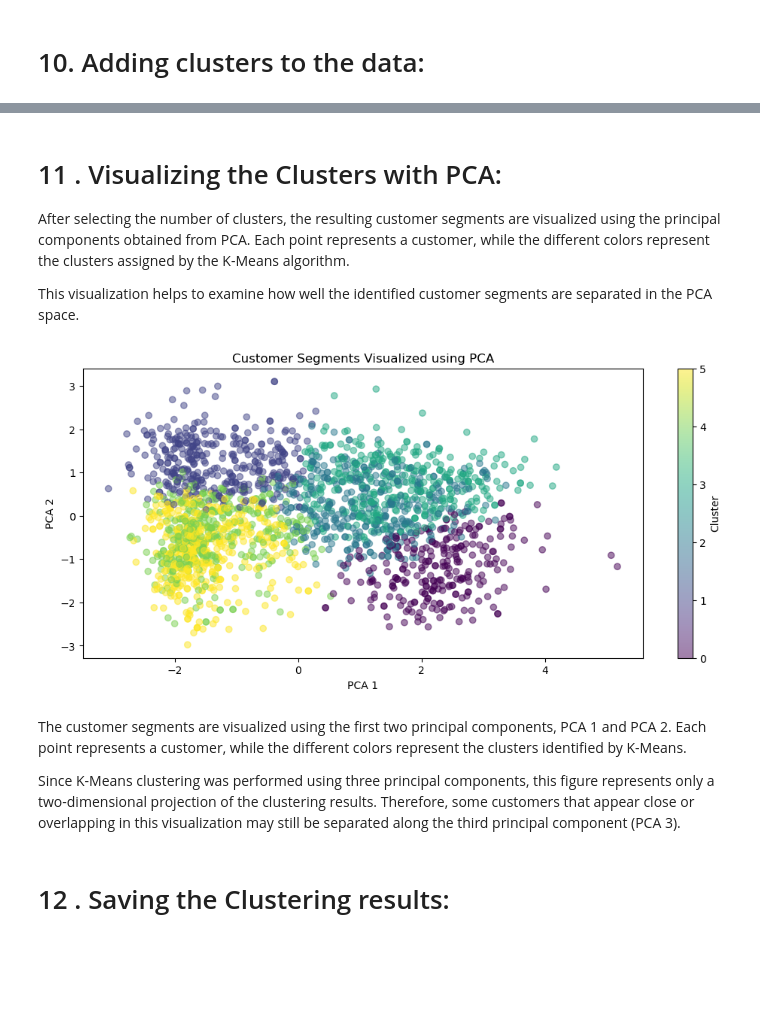
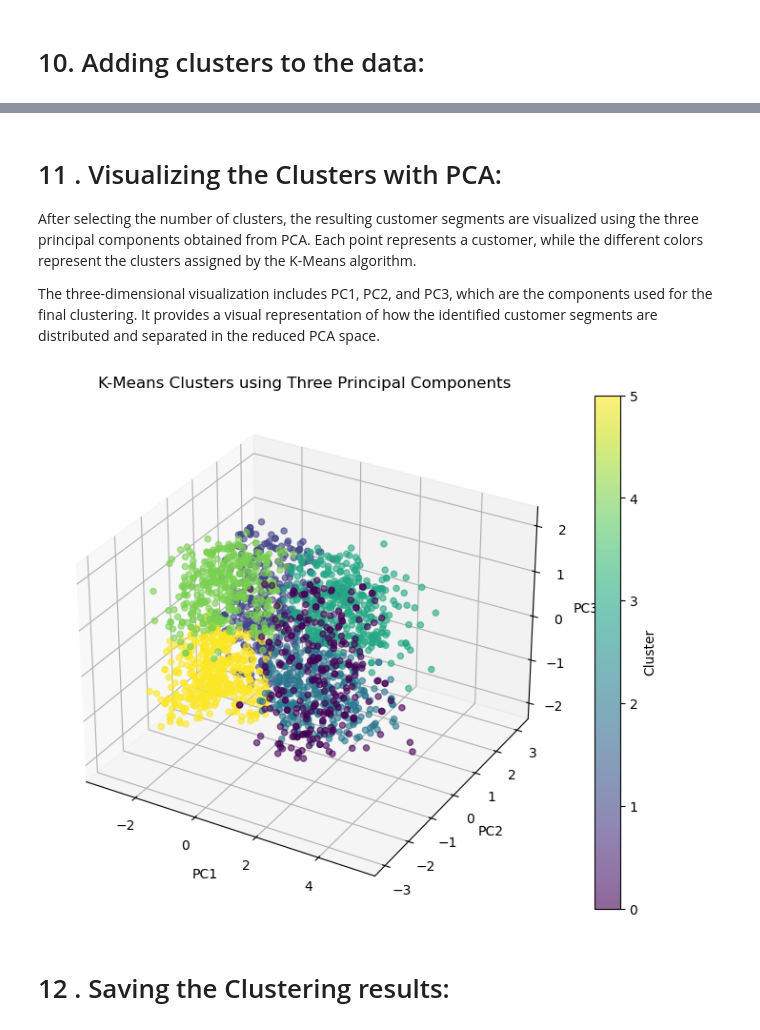
Before and after one commit to MejriFarah/customer-segmentation-project, a Jupyter notebook: scripts/pca_clustering.ipynb, the cells around one changed output, grey strips where cells are left out. Saved outputs shown, nothing was run; the diff lists cells and outputs as text; code cells hidden in the pictures; blank space fills up the shorter version.

Commit message:
update PCA clustering analysis and visualization

```diff
--- a/scripts/pca_clustering.ipynb
+++ b/scripts/pca_clustering.ipynb
@@ -263,22 +345,30 @@ df_clustered[
 # %% [markdown]
 # 11 . Visualizing the Clusters with PCA:
-After selecting the number of clusters, the resulting customer segments are visualized using the principal components obtained from PCA. Each point represents a customer, while the different colors represent the clusters assigned by the K-Means algorithm.
+After selecting the number of clusters, the resulting customer segments are visualized using the three principal components obtained from PCA. Each point represents a customer, while the different colors represent the clusters assigned by the K-Means algorithm.
 
-This visualization helps to examine how well the identified customer segments are separated in the PCA space.
+The three-dimensional visualization includes PC1, PC2, and PC3, which are the components used for the final clustering. It provides a visual representation of how the identified customer segments are distributed and separated in the reduced PCA space.
-# %%
-plt.figure(figsize=(12,5))
-scatter=plt.scatter(selected_3[:,0],selected_3[:,1],c=cluster_labels,alpha=0.5)
-plt.xlabel("PCA 1")
-plt.ylabel("PCA 2")
-plt.title("Customer Segments Visualized using PCA")
-plt.colorbar(scatter, label="Cluster")
-plt.show()
-# %% [output]
-[figure, removed]
-# %% [markdown]
-The customer segments are visualized using the first two principal components, PCA 1 and PCA 2. Each point represents a customer, while the different colors represent the clusters identified by K-Means.
-
-Since K-Means clustering was performed using three principal components, this figure represents only a two-dimensional projection of the clustering results. Therefore, some customers that appear close or overlapping in this visualization may still be separated along the third principal component (PCA 3).
+# %%
+fig = plt.figure(figsize=(9, 7))
+ax = fig.add_subplot(111, projection='3d')
+
+scatter = ax.scatter(
+    selected_3[:, 0],
+    selected_3[:, 1],
+    selected_3[:, 2],
+    c=cluster_labels,
+    cmap='viridis',
+    alpha=0.6
+)
+
+ax.set_xlabel('PC1')
+ax.set_ylabel('PC2')
+ax.set_zlabel('PC3')
+ax.set_title('K-Means Clusters using Three Principal Components')
+
+plt.colorbar(scatter, ax=ax, label='Cluster')
+plt.show()
+# %% [output]
+[figure, added]
 # %% [markdown]
 # 12 . Saving the Clustering results:
 # %% [markdown]
```
Also changed, not shown: parts of 16 cells of this notebook.
